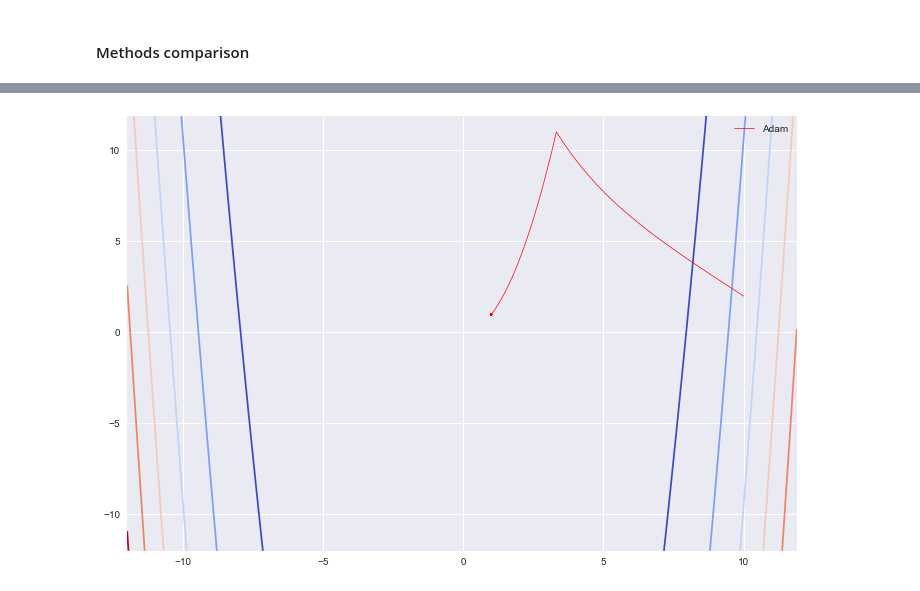
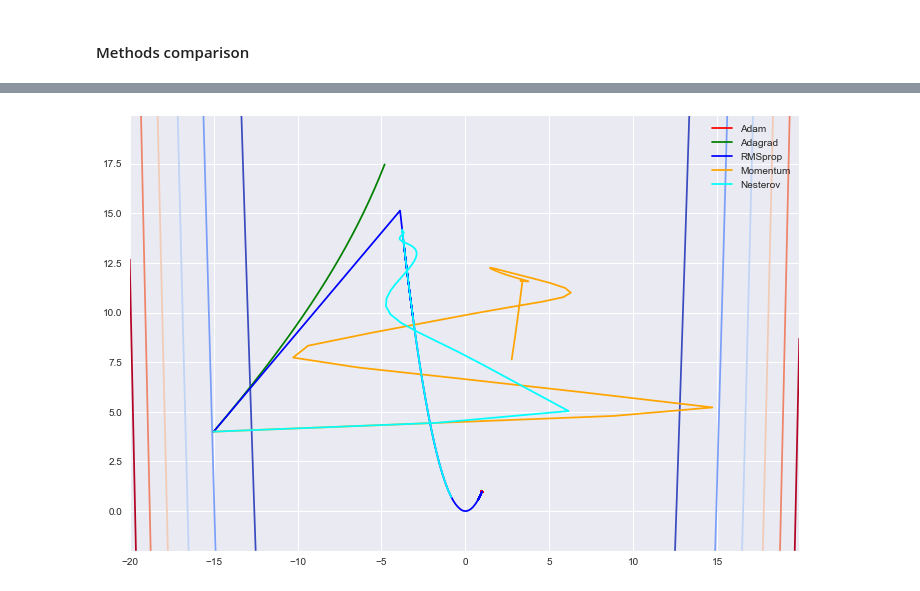
Before and after one commit to puhsu/renju, a Jupyter notebook: labs/lab-1.ipynb, the cells around one changed output, grey strips where cells are left out. Cells and saved outputs as stored; diff of their text form; code cells hidden in the pictures.

```diff
--- a/labs/lab-1.ipynb
+++ b/labs/lab-1.ipynb
@@ -1031,19 +1031,17 @@ where $0< \gamma < 1$ - smoothing factor
 # %% [markdown]
 #### Methods comparison
 # %%
-def adagrad(df, x_init, step=1e-4, eps=1e-6, max_iters=10000, path=None):
-    delta = 1
+def adagrad(df, x_init, step=1e-4, max_iters=10000, path=None):
     cur_point = x_init
     iters_count = 0
     gradients_hist = np.empty(2)
 
-    while max_iters > iters_count and delta > eps:
+    while max_iters > iters_count:
 
         gradient = df(*cur_point)
         gradients_hist += gradient**2
         new_point = cur_point - step * gradient / (np.sqrt(gradients_hist) + 1e-6)
 
-        delta = np.sqrt(np.sum((new_point - cur_point)**2))
         cur_point = new_point
         iters_count += 1
 
@@ -1070,21 +1068,27 @@ def rms_prop(df, x_init, step=1e-3, gamma=.9, max_iters=10000, path=None):
 
     return cur_point, path
 
+# problem with overflow
 def adadelta(df, x_init, gamma=.9, max_iters=10000, path=None):
     cur_point = x_init
     iters_count = 0
 
-    gradients_hist = np.empty(2)
+    gradients_hist = np.zeros(2)
+    delta_hist = np.zeros(2)
 
     while iters_count < max_iters:
         iters_count += 1
         gradient = df(*cur_point)
+
         gradients_hist = gamma * gradients_hist + (1 - gamma) * gradient**2
+        delta = -gradient * (np.sqrt(delta_hist) + 1e-6) / (np.sqrt(gradients_hist) + 1e-6)
+        delta_hist = gamma * delta_hist + (1 - gamma) * delta**2
 
+        cur_point += delta
         if path is not None:
             path = np.append(path, [cur_point], axis=0)
 
-    return current_point, path
+    return cur_point, path
 
 
 def adam(df, x_init, step=1e-2, beta1=.9, beta2=.99, max_iters=10000, path=None):
@@ -1113,28 +1117,75 @@ def adam(df, x_init, step=1e-2, beta1=.9, beta2=.99, max_iters=10000, path=None)
 
 
 
-start_point=np.array([10.0, 2.0])
+start_point=np.array([-15.0, 4.0])
+
+momentum_min_point, momentum_path = momentum_gradient_descent(f=rosenbrock_func,
+                                                              df=rosenbrock_grad,
+                                                              x_init=start_point,
+                                                              step=1e-5,
+                                                              gamma=0.8,
+                                                              max_iters=120000,
+                                                              path=np.array([start_point]))
+
+
+nesterov_min_point, nesterov_path = nesterov_accelerated_descent(f=rosenbrock_func,
+                                                                 df=rosenbrock_grad,
+                                                                 x_init=start_point,
+                                                                 step=1e-5,
+                                                                 gamma=0.9,
+                                                                 max_iters=100000,
+                                                                 path=np.array([start_point]))
+
+
+adagrad_point, adagrad_path = adagrad(df=rosenbrock_grad,
+                                      x_init=start_point,
+                                      step=0.1,
+                                      max_iters=20000,
+                                      path=np.array([start_point]))
+
+
+
+rms_prop_point, rms_prop_path = rms_prop(df=rosenbrock_grad,
+                                         x_init=start_point,
+                                         step=2e-3,
+                                         gamma=0.9,
+                                         max_iters=20000,
+                                         path=np.array([start_point]))
+
+# adadelta_point, adadelta_path = adadelta(df=rosenbrock_func,
+#                                          x_init=start_point,
+#                                          gamma=0.5,
+#                                          max_iters=1000,
+#                                          path=np.array([start_point]))
 
 adam_point, adam_path = adam(df=rosenbrock_grad,
                              x_init=start_point,
                              step=0.1,
                              beta1=.9,
                              beta2=.999,
-                             max_iters=100000,
+                             max_iters=20000,
                              path=np.array([start_point]))
 
 
-print(rosenbrock_func(*adam_point), adam_point)
-
-x = np.arange(-12.0, 12.0, .1)
-y = np.arange(-12.0, 12.0, .1)
+x = np.arange(-20.0, 20.0, .1)
+y = np.arange(-2.0, 20.0, .1)
 X, Y = np.meshgrid(x, y)
 Z = rosenbrock_func(X, Y)
 
 plt.figure(figsize=(12, 8))
 
 plt.contour(X, Y, Z, cmap=cm.coolwarm)
-plt.plot(adam_path[:,0], adam_path[:,1], marker='', color='red', lw=.7, label='Adam')
+
+print(adadelta_path)
+plt.plot(adam_path[:,0], adam_path[:,1], marker='', color='red', label='Adam')
+plt.plot(adagrad_path[:,0], adagrad_path[:,1], marker='', color='green', label='Adagrad')
+plt.plot(rms_prop_path[:,0], rms_prop_path[:,1], marker='', color='blue', label='RMSprop')
+plt.plot(momentum_path[:,0], momentum_path[:,1], marker='', color='orange', label='Momentum')
+plt.plot(nesterov_path[:,0], nesterov_path[:,1], marker='', color='cyan', label='Nesterov')
+# plt.plot(adadelta_path[:,0], adadelta_path[:,1], marker='', color='purple', label='Adadelta')
+
+
+
 plt.legend()
 plt.show()
 # %% [output]
@@ -1142,4 +1201,4 @@ plt.show()
-[figure, old version]
+[figure, new version]
 # %% [markdown]
 ### Anime
 ---
```
Also changed, not shown: parts of 4 cells of this notebook.
